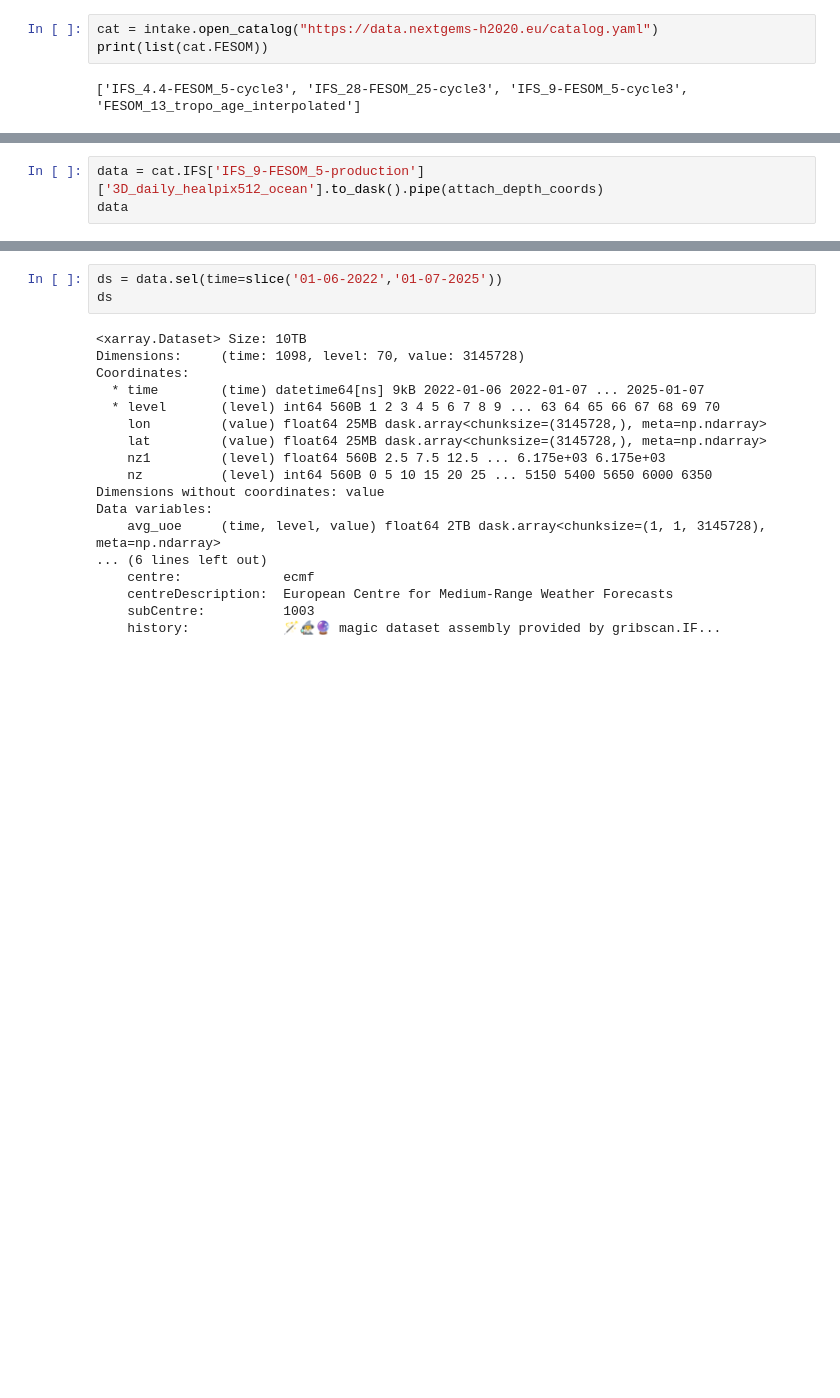
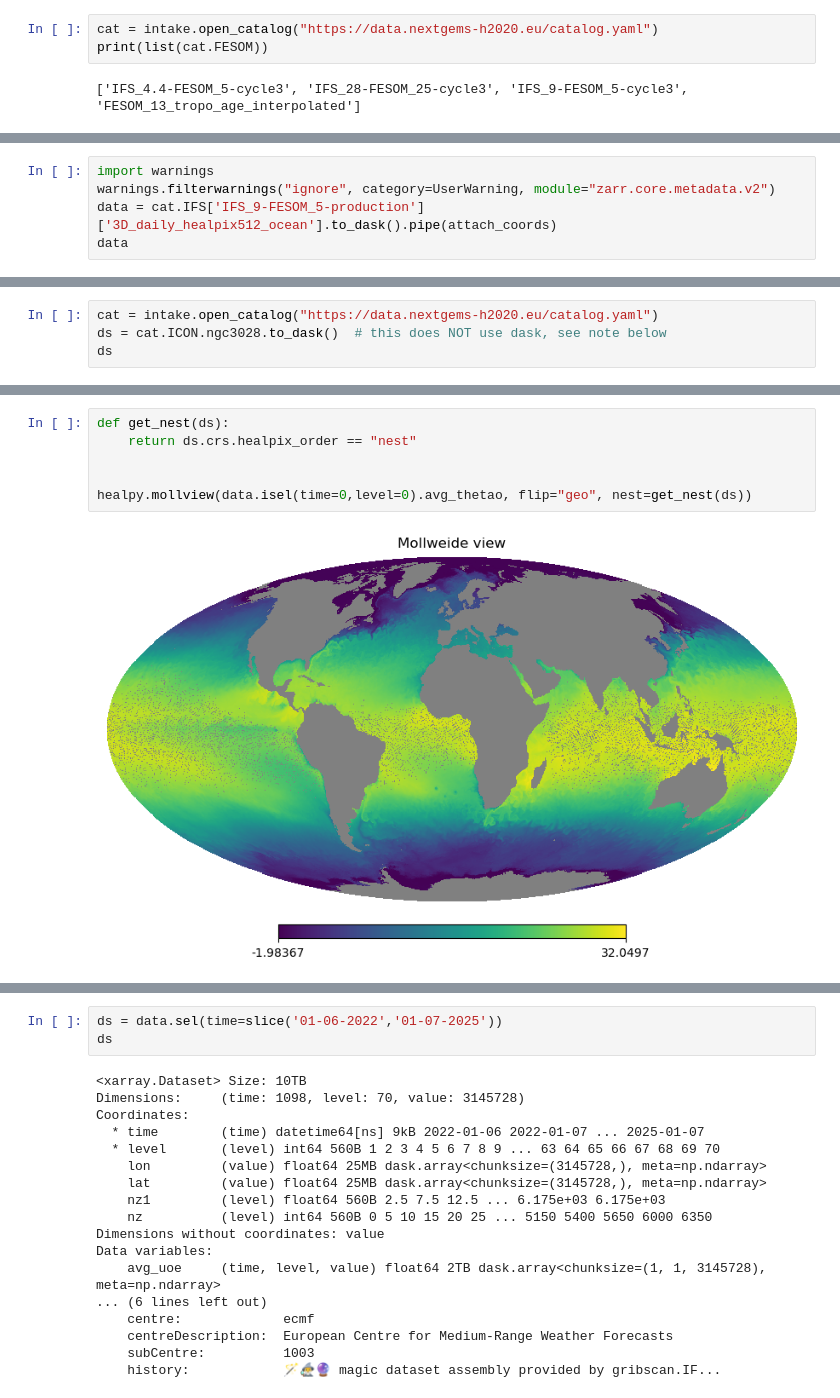
Before and after one commit to danliba/Amazon, a Jupyter notebook: NextGEMS/Extract_data.ipynb, the cells around one changed output, grey strips where cells are left out. Drawn from its saved outputs; the diff is of its cells as text; blank space fills up the shorter version.

Commit message:
HEALpix Plume

```diff
--- a/NextGEMS/Extract_data.ipynb
+++ b/NextGEMS/Extract_data.ipynb
@@ -47,4 +59,6 @@ print(list(cat.IFS['IFS_9-FESOM_5-production']))
 # %%
-data = cat.IFS['IFS_9-FESOM_5-production']['3D_daily_healpix512_ocean'].to_dask().pipe(attach_depth_coords)
+import warnings
+warnings.filterwarnings("ignore", category=UserWarning, module="zarr.core.metadata.v2")
+data = cat.IFS['IFS_9-FESOM_5-production']['3D_daily_healpix512_ocean'].to_dask().pipe(attach_coords)
 data
 # %% [output]
@@ -67,0 +173,4 @@ Data variables:
+# %%
+cat = intake.open_catalog("https://data.nextgems-h2020.eu/catalog.yaml")
+ds = cat.ICON.ngc3028.to_dask()  # this does NOT use dask, see note below
+ds
@@ -67,0 +206,8 @@ Data variables:
+# %%
+def get_nest(ds):
+    return ds.crs.healpix_order == "nest"
+
+
+healpy.mollview(data.isel(time=0,level=0).avg_thetao, flip="geo", nest=get_nest(ds))
+# %% [output]
+[figure, added]
```
Also changed, not shown: parts of 15 cells of this notebook, 3 other files.
